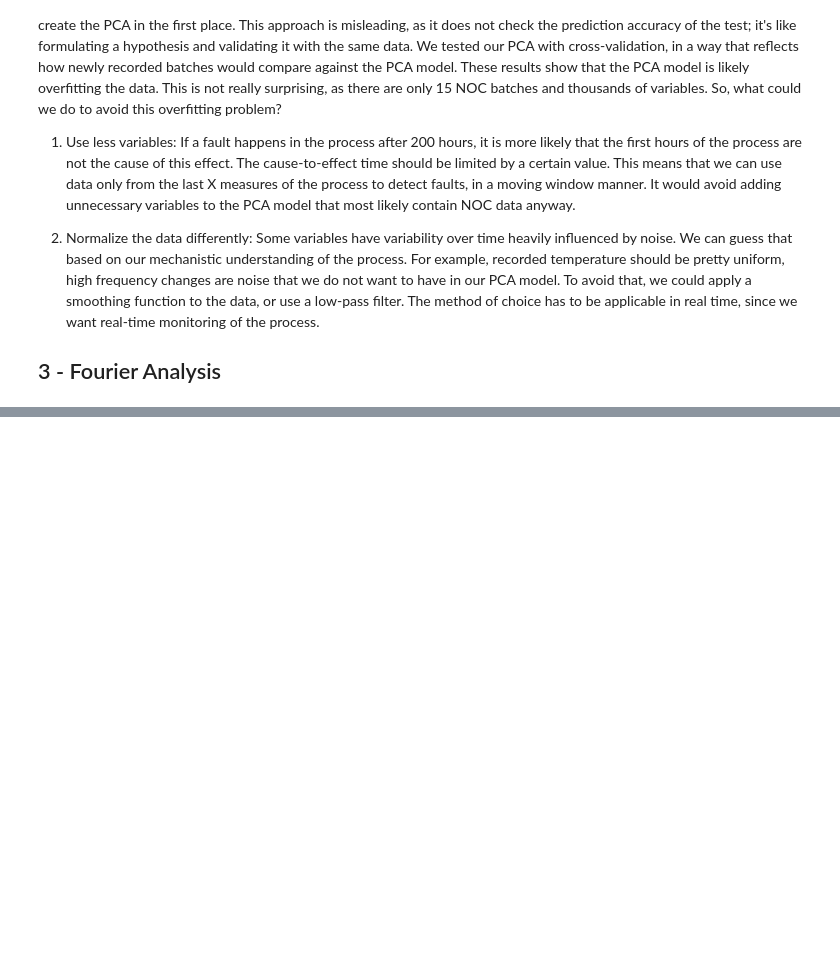
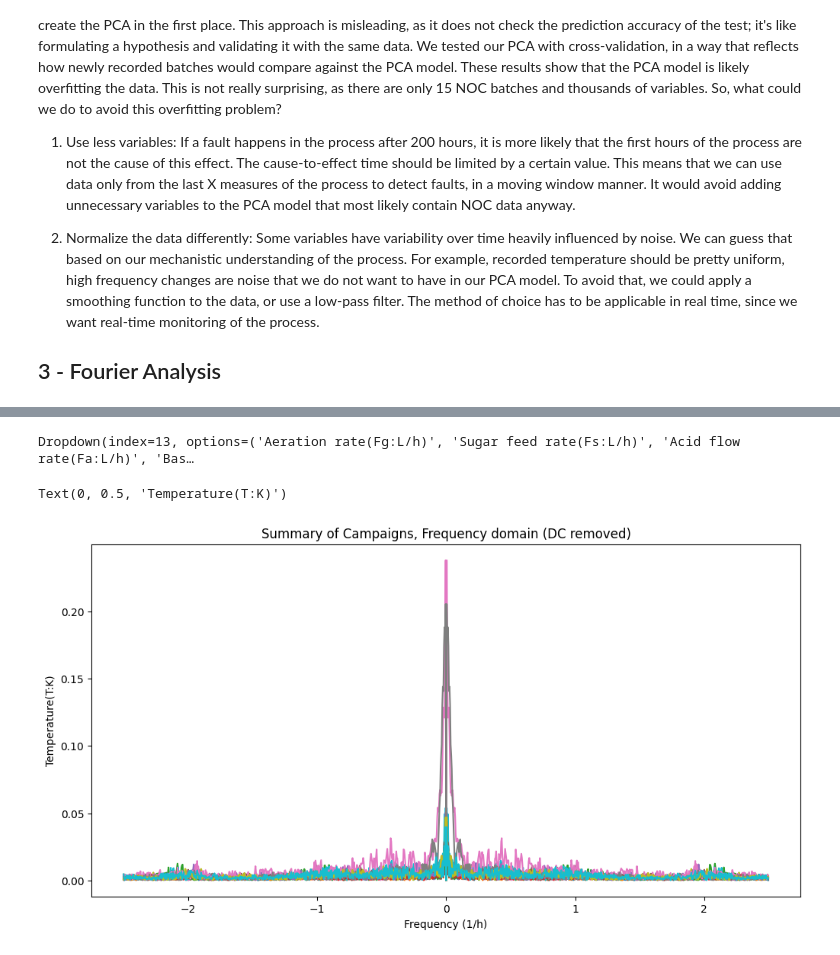
Before and after one commit to MariusPlanche/PenicilinProcess, a Jupyter notebook: Intro.ipynb, the cells around one changed output, grey strips where cells are left out. Saved outputs shown, nothing was run; the diff lists cells and outputs as text; code cells hidden in the pictures; blank space fills up the shorter version.

```diff
--- a/Intro.ipynb
+++ b/Intro.ipynb
@@ -390,10 +506,15 @@ fourier_all_operator_batches
 # %%
-variable_list = fourier_all_operator_batches.columns
-variable_plot_selection = widgets.Dropdown(options=variable_list, value = 'Temperature(T:K)')
-variable_plot_selection
+variable_list_2 = fourier_all_operator_batches.columns
+variable_plot_selection_2 = widgets.Dropdown(options=variable_list_2, value = 'Temperature(T:K)')
+variable_plot_selection_2
+# %% [output]
+Dropdown(index=13, options=('Aeration rate(Fg:L/h)', 'Sugar feed rate(Fs:L/h)', 'Acid flow rate(Fa:L/h)', 'Bas…
 # %%
 fig, ax = plt.subplots(figsize=(12,6))
-bp = fourier_all_operator_batches.groupby('Batch reference').plot(x = 'Frequency (1/h)', y = variable_plot_selection.value,   ax=ax, legend = False, )
+bp = fourier_all_operator_batches.groupby('Batch reference').plot(x = 'Frequency (1/h)', y = variable_plot_selection_2.value,   ax=ax, legend = False, )
 ax.set_title('Summary of Campaigns, Frequency domain (DC removed)')
 ax.set_xlabel('Frequency (1/h)')
-ax.set_ylabel(variable_plot_selection.value)
+ax.set_ylabel(variable_plot_selection_2.value)
+# %% [output]
+Text(0, 0.5, 'Temperature(T:K)')
+[figure, added]
```
Also changed, not shown: parts of 16 cells of this notebook.
